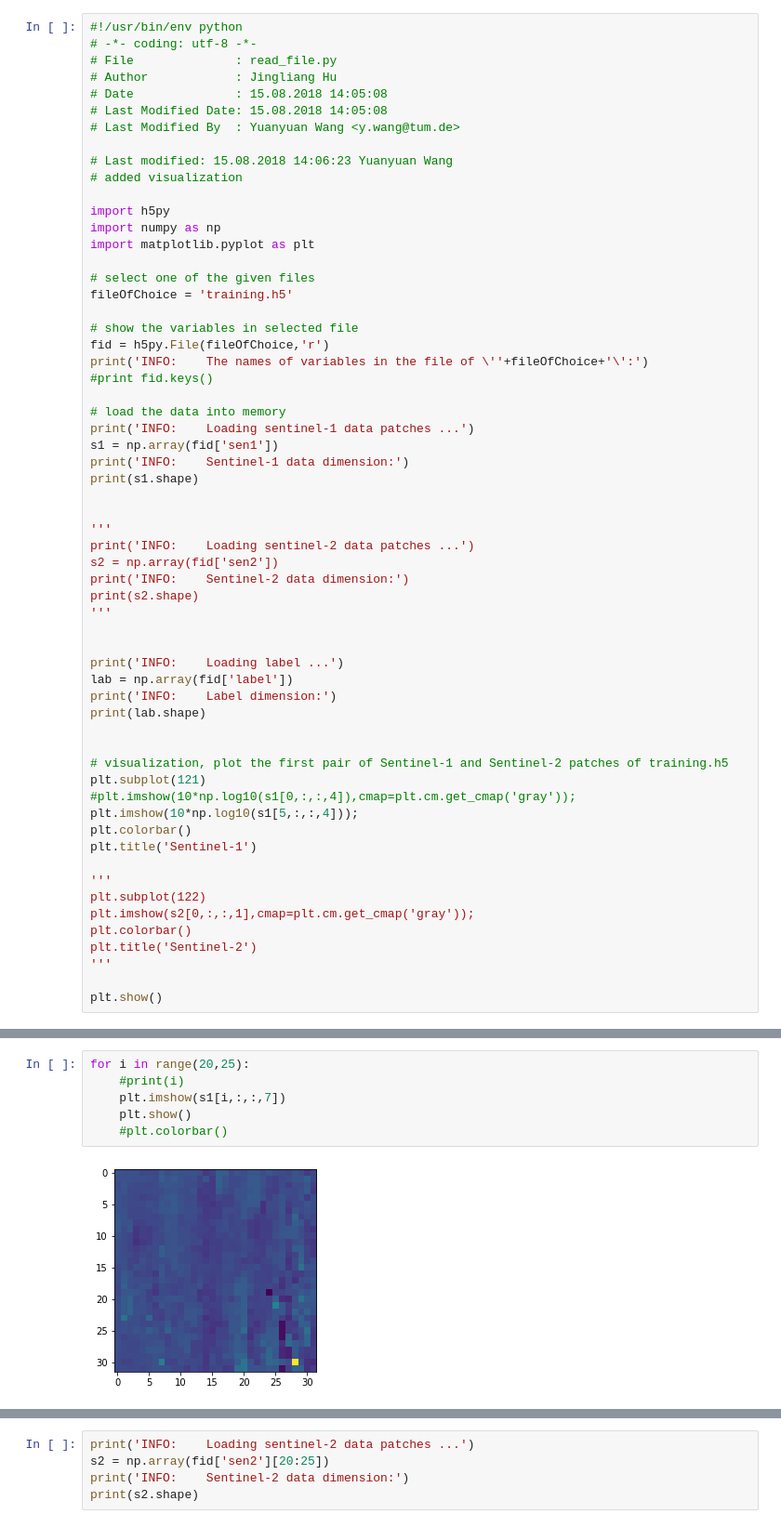
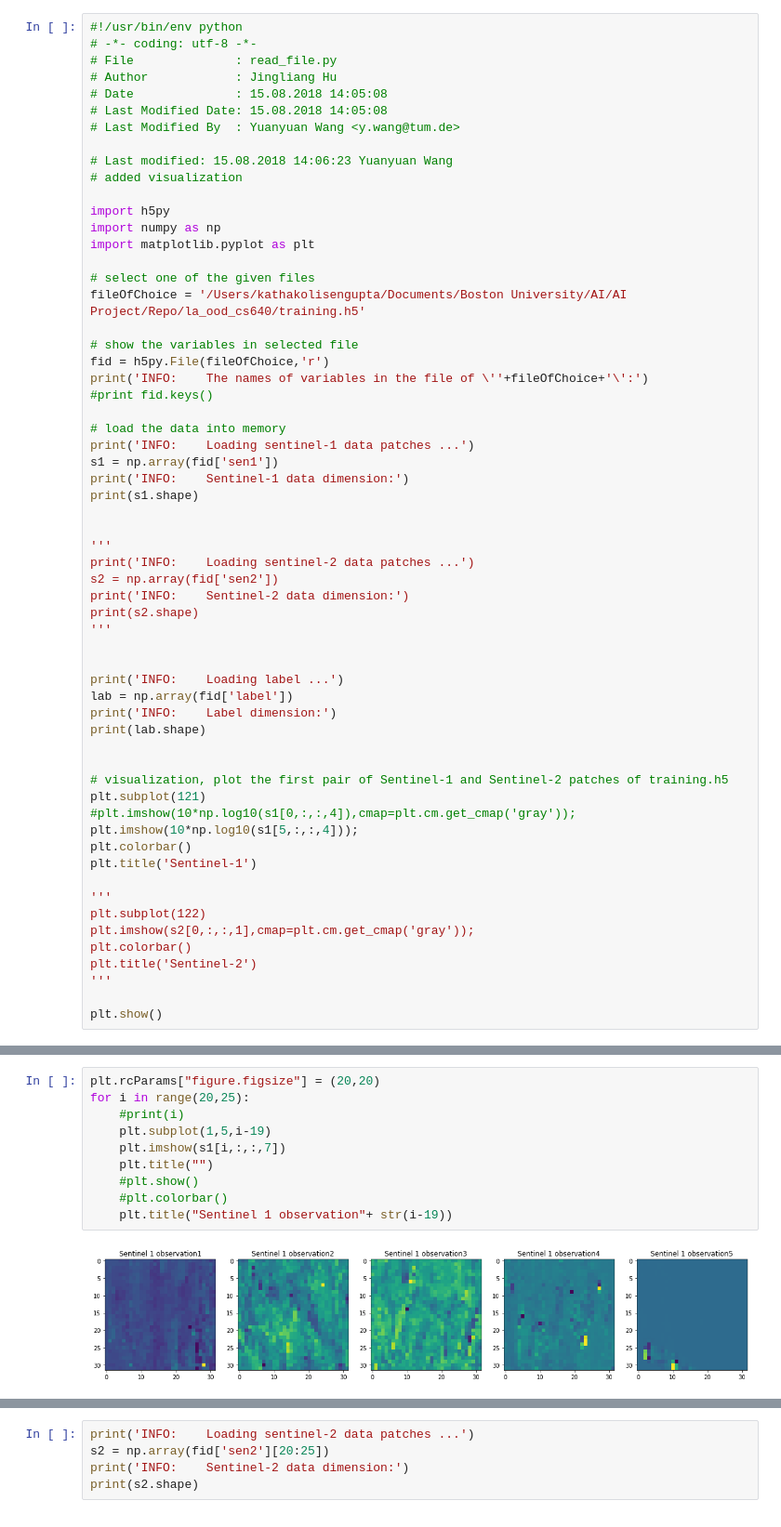
Before and after one commit to GM-git-dotcom/la_ood_cs640, a Jupyter notebook: So2sat.ipynb, the cells around one changed output, grey strips where cells are left out. Shown at 93% size. Drawn from its saved outputs; the diff is of its cells as text.

Commit message:
Satellite Images

```diff
--- a/So2sat.ipynb
+++ b/So2sat.ipynb
@@ -15,7 +15,7 @@ import numpy as np
 import matplotlib.pyplot as plt
 
 # select one of the given files
-fileOfChoice = 'training.h5'
+fileOfChoice = '/Users/kathakolisengupta/Documents/Boston University/AI/AI Project/Repo/la_ood_cs640/training.h5'
 
 # show the variables in selected file
 fid = h5py.File(fileOfChoice,'r')
@@ -68,10 +68,14 @@ INFO:    Label dimension:
 (352366, 17)
 [figure]
 # %%
+plt.rcParams["figure.figsize"] = (20,20)
 for i in range(20,25):
     #print(i)
+    plt.subplot(1,5,i-19)
     plt.imshow(s1[i,:,:,7])
-    plt.show()
+    plt.title("")
+    #plt.show()
     #plt.colorbar()
+    plt.title("Sentinel 1 observation"+ str(i-19))
 # %% [output]
-[figure, old version]
+[figure, new version]
```
Also changed, not shown: parts of 3 cells of this notebook.
